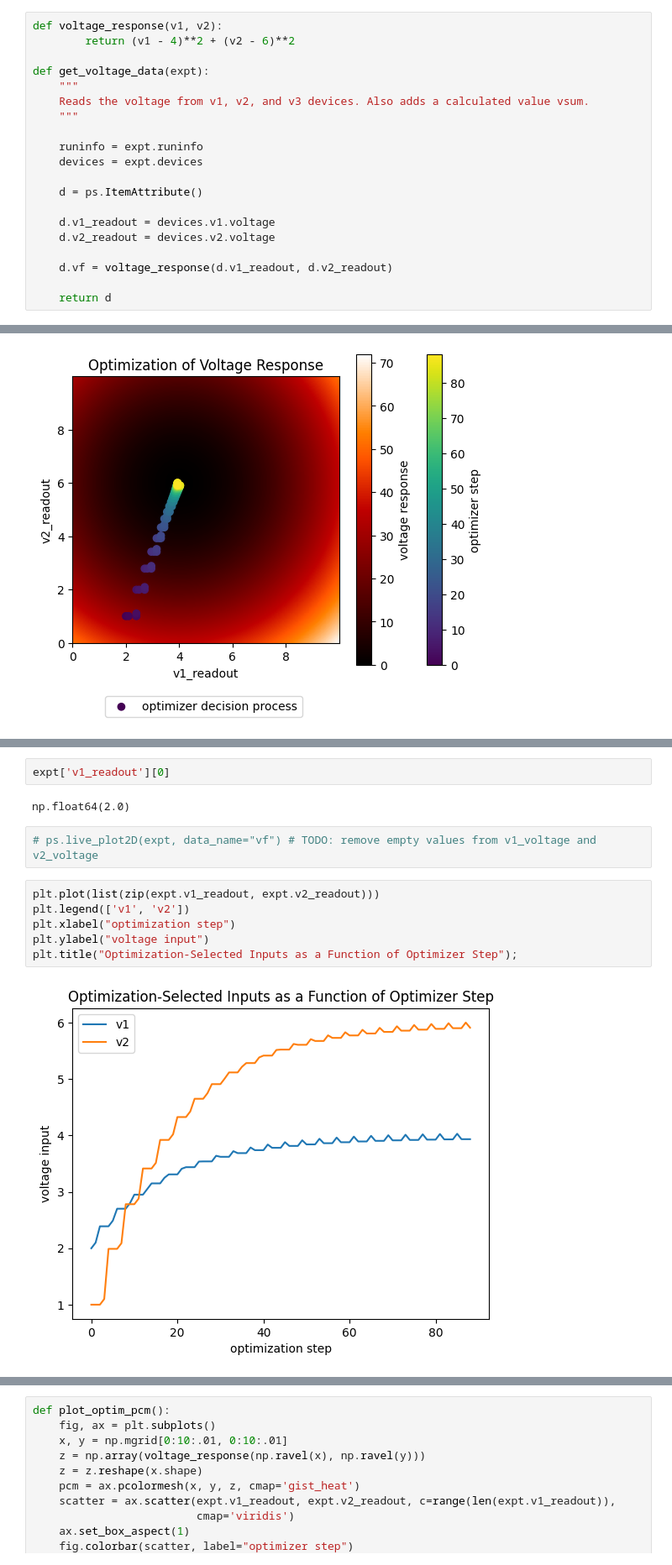
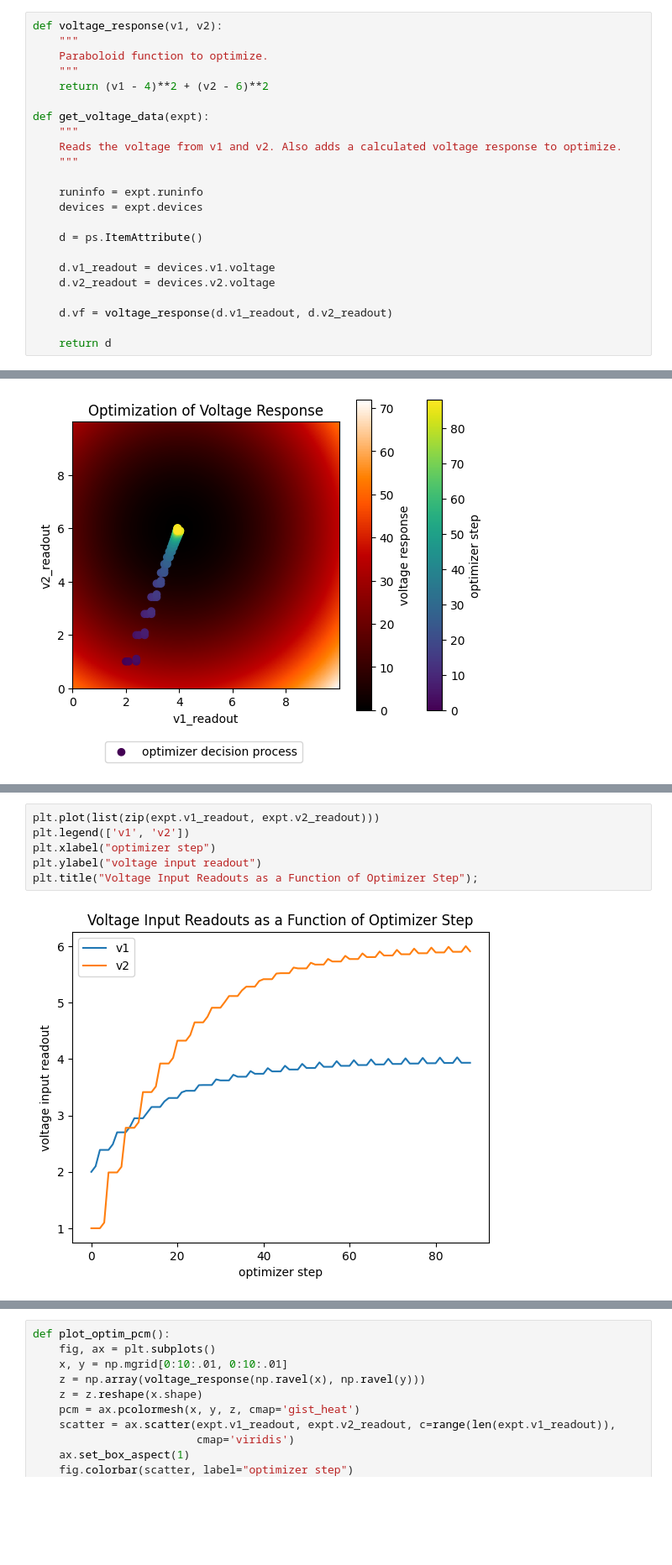
Before and after one commit to sandialabs/pyscan, a Jupyter notebook: demo_notebooks/08-example_GradientDescentOptimizeScan.ipynb, the cells around one changed output, grey strips where cells are left out. Shown at 84% size. Drawn from its saved outputs; the diff is of its cells as text; blank space fills up the shorter version.

```diff
--- a/demo_notebooks/08-example_GradientDescentOptimizeScan.ipynb
+++ b/demo_notebooks/08-example_GradientDescentOptimizeScan.ipynb
@@ -15,11 +15,14 @@ devices.v2 = ps.TestVoltage() # Device 2
 ## Define a measure function
 # %%
 def voltage_response(v1, v2):
-        return (v1 - 4)**2 + (v2 - 6)**2
+    """
+    Paraboloid function to optimize.
+    """
+    return (v1 - 4)**2 + (v2 - 6)**2
 
 def get_voltage_data(expt):
     """
-    Reads the voltage from v1, v2, and v3 devices. Also adds a calculated value vsum.
+    Reads the voltage from v1 and v2. Also adds a calculated voltage response to optimize.
     """
 
     runinfo = expt.runinfo
@@ -145,18 +148,12 @@ expt.__dict__
         1.67175382e-02, 1.22211444e-02, 1.60859408e-02, 4.67201792e-03,
         1.37720498e-02, 1.01749347e-02, 1.32958852e-02, 4.16474685e-03,
         1.16323721e-02])}
-# %%
-expt['v1_readout'][0]
-# %% [output]
-np.float64(2.0)
-# %%
-# ps.live_plot2D(expt, data_name="vf") # TODO: remove empty values from v1_voltage and v2_voltage
 # %%
 plt.plot(list(zip(expt.v1_readout, expt.v2_readout)))
 plt.legend(['v1', 'v2'])
-plt.xlabel("optimization step")
-plt.ylabel("voltage input")
-plt.title("Optimization-Selected Inputs as a Function of Optimizer Step");
+plt.xlabel("optimizer step")
+plt.ylabel("voltage input readout")
+plt.title("Voltage Input Readouts as a Function of Optimizer Step");
 # %% [output]
-[figure, old version]
+[figure, new version]
 # %%
```
Also changed, not shown: parts of 6 cells of this notebook, 1 other file.
